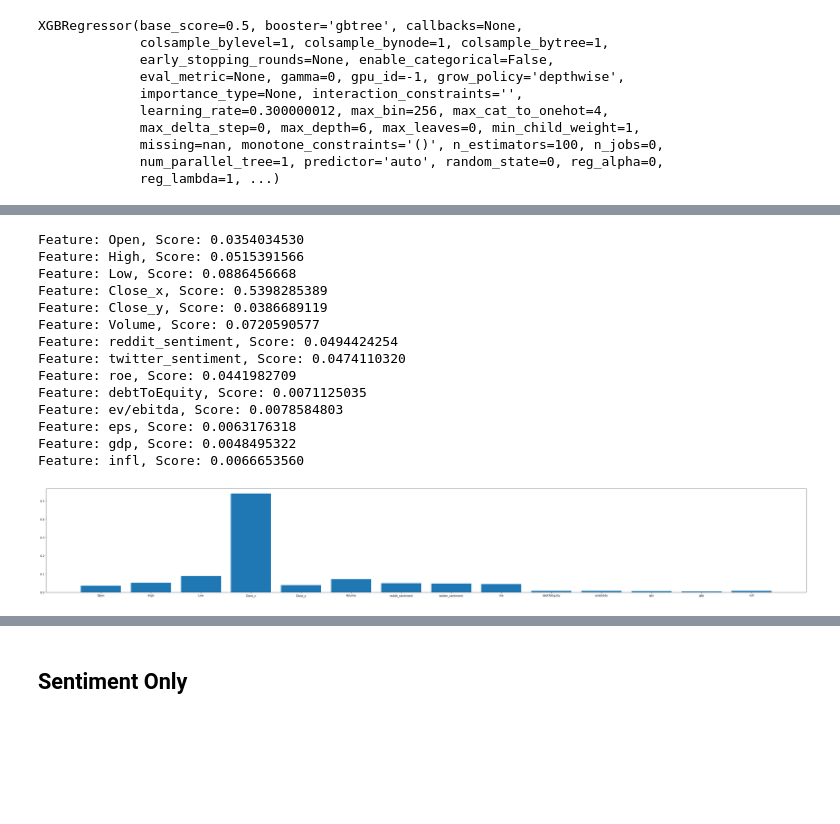
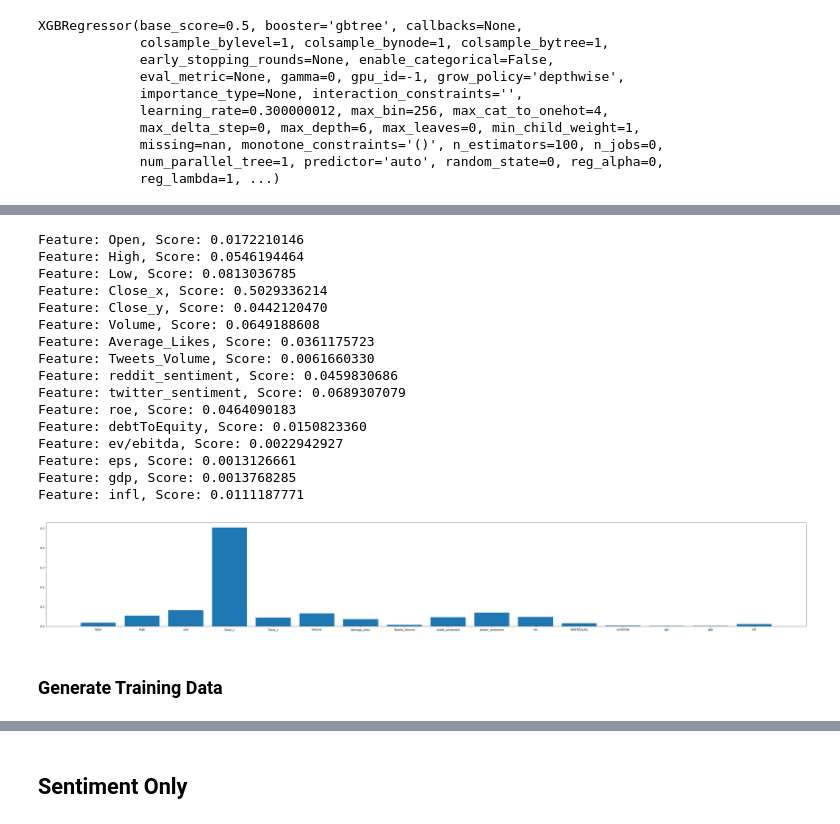
Before and after one commit to HsinZhengWei/BT4222, a Jupyter notebook: feature_selection.ipynb, the cells around one changed output, grey strips where cells are left out. Saved outputs shown, nothing was run; the diff lists cells and outputs as text; code cells hidden in the pictures; blank space fills up the shorter version.

```diff
--- a/feature_selection.ipynb
+++ b/feature_selection.ipynb
@@ -335,7 +338,7 @@ Feature: infl, Score: -0.0129577257
 final_data = data.copy().drop(columns=['Date', 'dateStr'])
 train_df = series_to_supervised(final_data, 'Close_x',['roe', 'debtToEquity', 'ev/ebitda', 'eps', 'gdp', 'infl'], 5, 1)
 # %%
-cols_series = ['Open', 'High', 'Low', 'Close_x', 'Close_y', 'Volume', 'reddit_sentiment', 'twitter_sentiment']
+cols_series = ['Open', 'High', 'Low', 'Close_x', 'Close_y', 'Volume','Average_Likes', 'Tweets_Volume', 'reddit_sentiment', 'twitter_sentiment']
 cols_unival = ['roe', 'debtToEquity','ev/ebitda', 'eps', 'gdp', 'infl', 'Close_x1(t+1)']
 # %%
 col_order = []
@@ -357,6 +380,6 @@ train_scaled = train_scaled.reset_index().drop('index', axis=1)
 trform_list = {}
 # %%
 for index, row in train_scaled.iterrows():
-    trformed_row = minmaxscaler(index, row, 5, 6)
+    trformed_row = minmaxscaler(index, row, 5, 8)
     train_scaled.loc[index] = trformed_row
 # %% [output]
@@ -456,7 +499,7 @@ Feature: infl, Score: 0.1443850838
 # get importance
 importance = best_model.coef_
 
-cols = ['Open', 'High', 'Low', 'Close_x', 'Close_y', 'Volume', 'reddit_sentiment', 'twitter_sentiment','roe', 'debtToEquity','ev/ebitda', 'eps', 'gdp', 'infl']
+cols = ['Open', 'High', 'Low', 'Close_x', 'Close_y', 'Volume', 'Average_Likes', 'Tweets_Volume','reddit_sentiment', 'twitter_sentiment','roe', 'debtToEquity','ev/ebitda', 'eps', 'gdp', 'infl']
 
 agg_impt = []
 cur = 0
@@ -563,7 +608,7 @@ Feature: infl, Score: 0.0194941223
 # get importance
 importance = best_model.feature_importances_
 
-cols = ['Open', 'High', 'Low', 'Close_x', 'Close_y', 'Volume', 'reddit_sentiment', 'twitter_sentiment','roe', 'debtToEquity','ev/ebitda', 'eps', 'gdp', 'infl']
+cols = ['Open', 'High', 'Low', 'Close_x', 'Close_y', 'Volume', 'Average_Likes', 'Tweets_Volume','reddit_sentiment', 'twitter_sentiment','roe', 'debtToEquity','ev/ebitda', 'eps', 'gdp', 'infl']
 
 agg_impt = []
 cur = 0
@@ -678,42 +725,46 @@ Feature: infl, Score: 0.0066653560
 # %%
 # get importance
 importance = best_model.feature_importances_
 
-cols = ['Open', 'High', 'Low', 'Close_x', 'Close_y', 'Volume', 'reddit_sentiment', 'twitter_sentiment','roe', 'debtToEquity','ev/ebitda', 'eps', 'gdp', 'infl']
+cols = ['Open', 'High', 'Low', 'Close_x', 'Close_y', 'Volume','Average_Likes', 'Tweets_Volume', 'reddit_sentiment', 'twitter_sentiment','roe', 'debtToEquity','ev/ebitda', 'eps', 'gdp', 'infl']
 
 agg_impt = []
 cur = 0
 cur_var = 'Open'
 at = 0
 for i,v in enumerate(importance):
     if (col_order[i].find(cur_var) > -1):
         cur += v
     else:
         agg_impt.append(cur)
         print(f'Feature: {cols[at]}, Score: {cur:.10f}')
         at += 1
         cur_var = cols[at]
         cur = v
 agg_impt.append(cur)
 print(f'Feature: {cols[-1]}, Score: {cur:.10f}')
 
 # plot feature importance
 fig = plt.figure(figsize=(50,7))
 plt.bar([cols[x] for x in range(len(cols))], agg_impt)
 plt.show()
 # %% [output]
-Feature: Open, Score: 0.0354034530
-Feature: High, Score: 0.0515391566
-Feature: Low, Score: 0.0886456668
-Feature: Close_x, Score: 0.5398285389
-Feature: Close_y, Score: 0.0386689119
-Feature: Volume, Score: 0.0720590577
-Feature: reddit_sentiment, Score: 0.0494424254
-Feature: twitter_sentiment, Score: 0.0474110320
-Feature: roe, Score: 0.0441982709
-Feature: debtToEquity, Score: 0.0071125035
-Feature: ev/ebitda, Score: 0.0078584803
-Feature: eps, Score: 0.0063176318
-Feature: gdp, Score: 0.0048495322
-Feature: infl, Score: 0.0066653560
+Feature: Open, Score: 0.0172210146
+Feature: High, Score: 0.0546194464
+Feature: Low, Score: 0.0813036785
+Feature: Close_x, Score: 0.5029336214
+Feature: Close_y, Score: 0.0442120470
+Feature: Volume, Score: 0.0649188608
+Feature: Average_Likes, Score: 0.0361175723
+Feature: Tweets_Volume, Score: 0.0061660330
+Feature: reddit_sentiment, Score: 0.0459830686
+Feature: twitter_sentiment, Score: 0.0689307079
+Feature: roe, Score: 0.0464090183
+Feature: debtToEquity, Score: 0.0150823360
+Feature: ev/ebitda, Score: 0.0022942927
+Feature: eps, Score: 0.0013126661
+Feature: gdp, Score: 0.0013768285
+Feature: infl, Score: 0.0111187771
-[figure, old version]
+[figure, new version]
+# %% [markdown]
+### Generate Training Data
```
Also changed, not shown: parts of 40 cells of this notebook, 4 other files.
